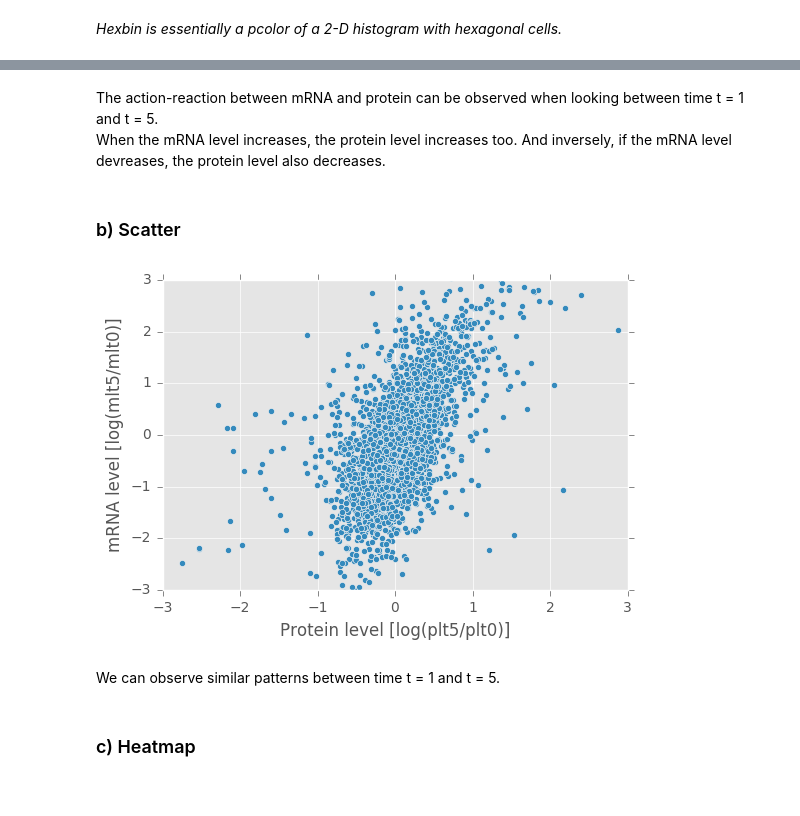
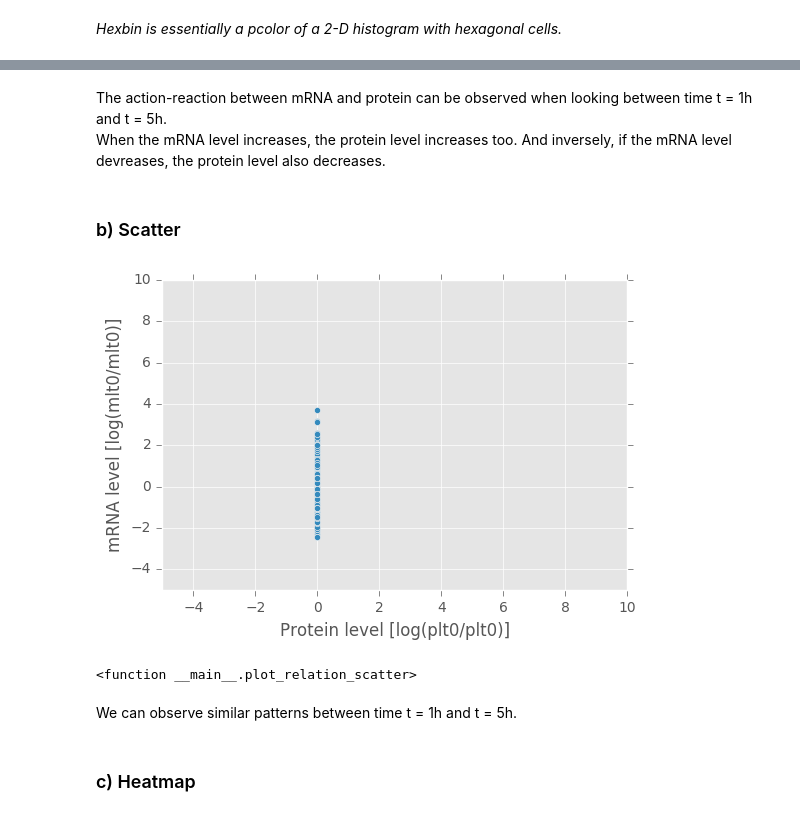
Before and after one commit to lfkrapp/easy-pancake, a Jupyter notebook: 2 - Correlation.ipynb, the cells around one changed output, grey strips where cells are left out. Drawn from its saved outputs; the diff is of its cells as text; code cells hidden in the pictures.

Commit message:
modified so that using hierarchical index from 1 works

```diff
--- a/2 - Correlation.ipynb
+++ b/2 - Correlation.ipynb
@@ -22,14 +22,14 @@ Our goal is to extract uncorrelated entries for further studies.
 ### Loading Data
 # %%
 # Unstandardized data
-prot_data_without_norm = pd.read_csv('data/data_prot.csv', index_col=0)
-mRNA_data_without_norm = pd.read_csv('data/data_mRNA.csv', index_col=0)
-data_without_norm = pd.read_csv('data/data.csv', index_col=0)
+prot_data_without_norm = pd.read_csv('data/data_prot.csv', index_col=0, header=[0, 1])
+mRNA_data_without_norm = pd.read_csv('data/data_mRNA.csv', index_col=0, header=[0, 1])
+data_without_norm = pd.read_csv('data/data.csv', index_col=0, header=[0, 1])
 
 # Standardized data
-prot_data = pd.read_csv('data/data_prot_norm.csv', index_col=0)
-mRNA_data = pd.read_csv('data/data_mRNA_norm.csv', index_col=0)
-data = pd.read_csv('data/data_norm.csv', index_col=0)
+prot_data = pd.read_csv('data/data_prot_norm.csv', index_col=0, header=[0, 1])
+mRNA_data = pd.read_csv('data/data_mRNA_norm.csv', index_col=0, header=[0, 1])
+data = pd.read_csv('data/data_norm.csv', index_col=0, header=[0, 1])
 # %% [markdown]
 ## 0 - First visualization
 # %% [markdown]
@@ -59,28 +61,29 @@ interact(plot_relation_hexbin, t=IntSlider(min=0, max=9))
 # %% [markdown]
-The action-reaction between mRNA and protein can be observed when looking between time t = 1 and t = 5.<br/>
+The action-reaction between mRNA and protein can be observed when looking between time t = 1h and t = 5h.<br/>
 When the mRNA level increases, the protein level increases too. And inversely, if the mRNA level devreases, the protein level also decreases.
 # %% [markdown]
 ### b) Scatter
 # %%
 x_min = -5
 x_max = 10
 y_min = -5
 y_max = 10
 
 def plot_relation_scatter(t):
-    np.log(data_without_norm).plot(kind='scatter', x='t'+str(t)+'p', y='t'+str(t)+'m')
+    np.log(data_without_norm).plot(kind='scatter', x=("prot", 'h'+str(t)), y=("mRNA", 'h'+str(t)))
     #data_set.plot(kind='scatter', x='t'+str(t)+'p', y='t'+str(t)+'m')
     plt.xlim([x_min, x_max])
     plt.ylim([y_min, y_max])
     plt.xlabel('Protein level [log(plt'+str(t)+'/plt0)]')
     plt.ylabel('mRNA level [log(mlt'+str(t)+'/mlt0)]')
     plt.show()
 
 interact(plot_relation_scatter, t=IntSlider(min=0, max=9))
 # %% [output]
-[figure, old version]
+[figure, new version]
+<function __main__.plot_relation_scatter>
 # %% [markdown]
-We can observe similar patterns between time t = 1 and t = 5.
+We can observe similar patterns between time t = 1h and t = 5h.
 # %% [markdown]
 ### c) Heatmap
 # %% [markdown]
```
Also changed, not shown: parts of 5 cells of this notebook.
